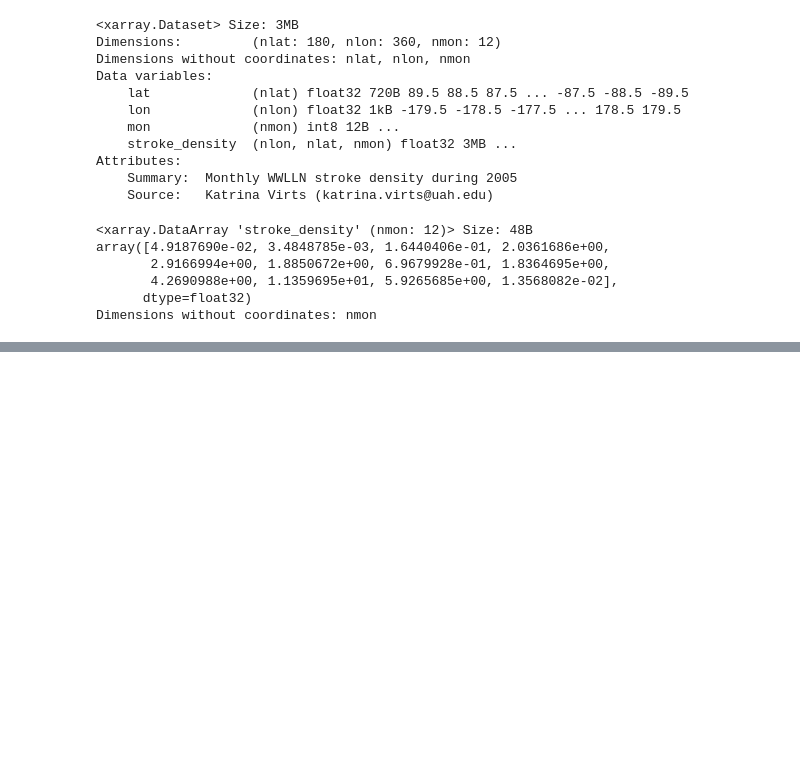
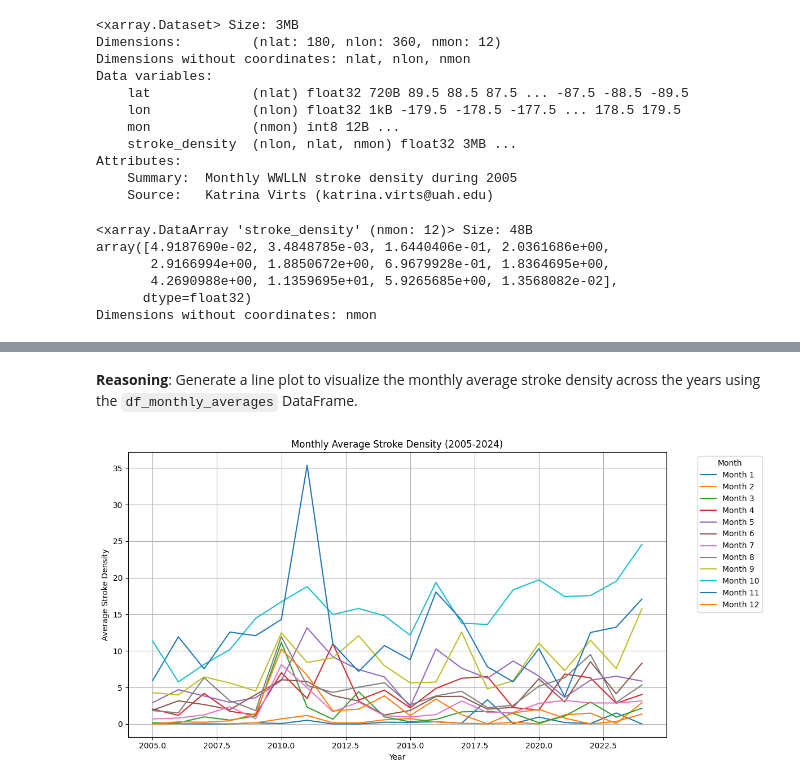
Before and after one commit to cmrondon2000/Tormentas_Vendavales, a Jupyter notebook: tormentas.ipynb, the cells around one changed output, grey strips where cells are left out. Saved outputs shown, nothing was run; the diff lists cells and outputs as text; code cells hidden in the pictures; blank space fills up the shorter version.

```diff
--- a/tormentas.ipynb
+++ b/tormentas.ipynb
@@ -91,0 +324,6 @@ Dimensions without coordinates: nmon
+# %%
+df_monthly_averages = pd.DataFrame.from_dict(monthly_averages_by_year, orient='index')
+df_monthly_averages.index.name = 'Year'
+df_monthly_averages.columns = [f'Month {i+1}' for i in range(df_monthly_averages.shape[1])]
+
+display(df_monthly_averages)
@@ -91,0 +352,5 @@ Dimensions without coordinates: nmon
+# %%
+for col in df_monthly_averages.columns:
+    df_monthly_averages[col] = df_monthly_averages[col].apply(lambda x: x.item())
+
+display(df_monthly_averages)
@@ -91,0 +410,19 @@ Dimensions without coordinates: nmon
+# %% [markdown]
+**Reasoning**:
+Generate a line plot to visualize the monthly average stroke density across the years using the `df_monthly_averages` DataFrame.
+# %%
+import matplotlib.pyplot as plt
+
+plt.figure(figsize=(12, 6))
+for month in df_monthly_averages.columns:
+    plt.plot(df_monthly_averages.index, df_monthly_averages[month], label=month)
+
+plt.title("Monthly Average Stroke Density (2005-2024)")
+plt.xlabel("Year")
+plt.ylabel("Average Stroke Density")
+plt.legend(title="Month", bbox_to_anchor=(1.05, 1), loc='upper left')
+plt.grid(True)
+plt.tight_layout()
+plt.show()
+# %% [output]
+[figure, added]
```
Also changed, not shown: parts of 40 cells of this notebook.
